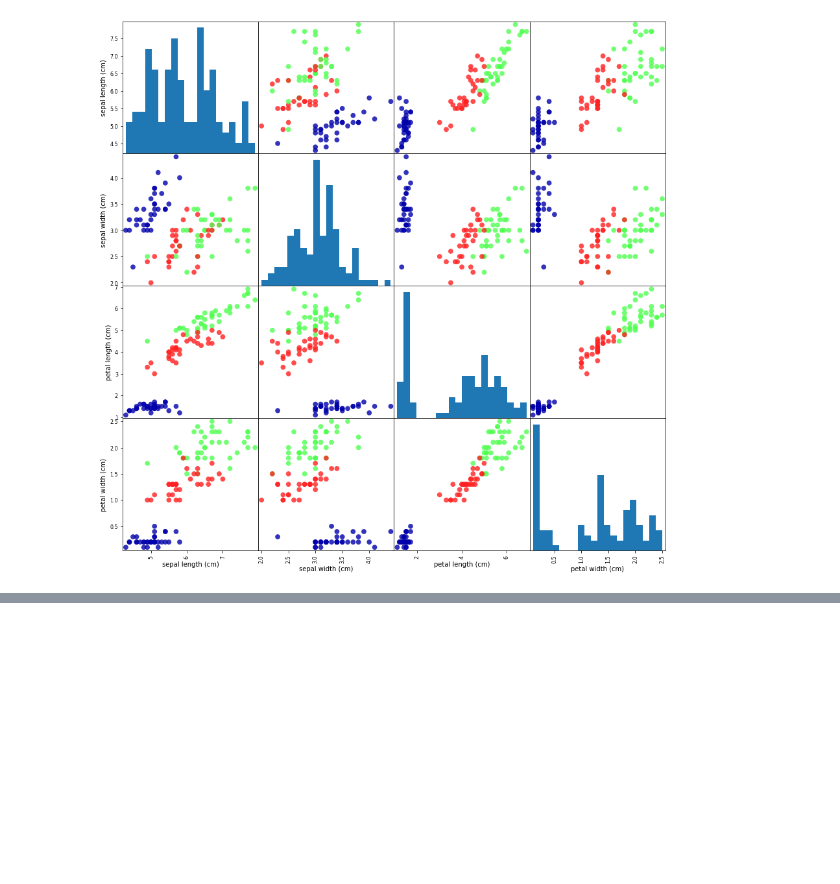
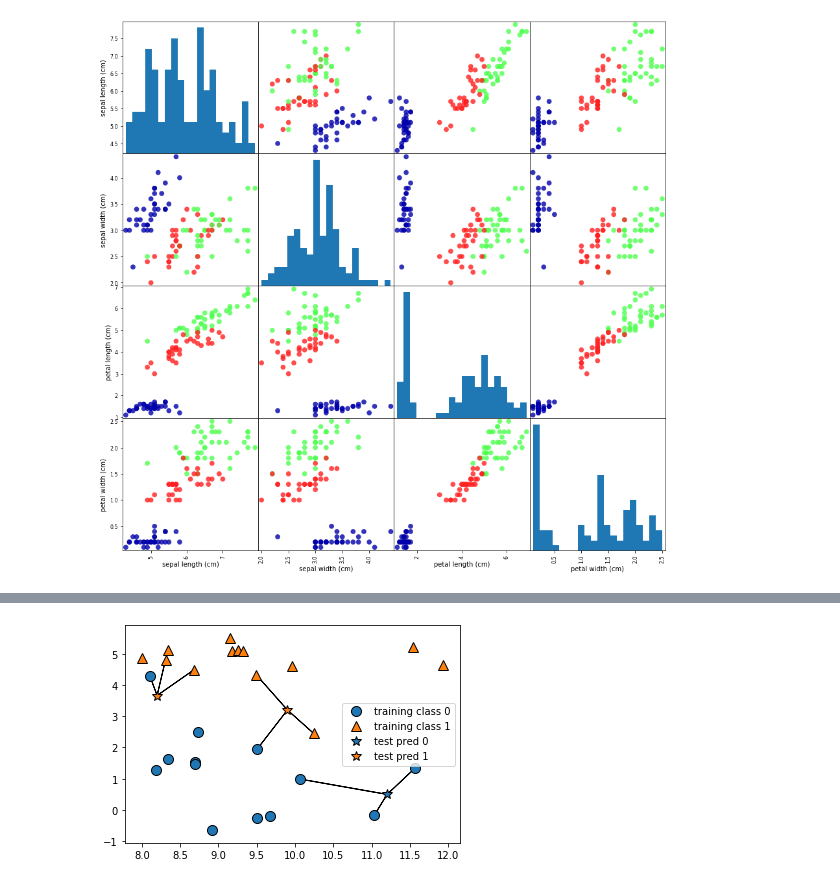
Before and after one commit to insunnydayz/sunny, a Jupyter notebook: 30days of coding.ipynb, the cells around one changed output, grey strips where cells are left out. Drawn from its saved outputs; the diff is of its cells as text; code cells hidden in the pictures; blank space fills up the shorter version.

```diff
--- a/30days of coding.ipynb
+++ b/30days of coding.ipynb
@@ -93,0 +188,5 @@ array([[<matplotlib.axes._subplots.AxesSubplot object at 0x...>,
+# %%
+#knn 으로 예측하기 (k=3)
+mglearn.plots.plot_knn_classification(n_neighbors=3)
+# %% [output]
+[figure, added]
```
Also changed, not shown: parts of 19 cells of this notebook.
